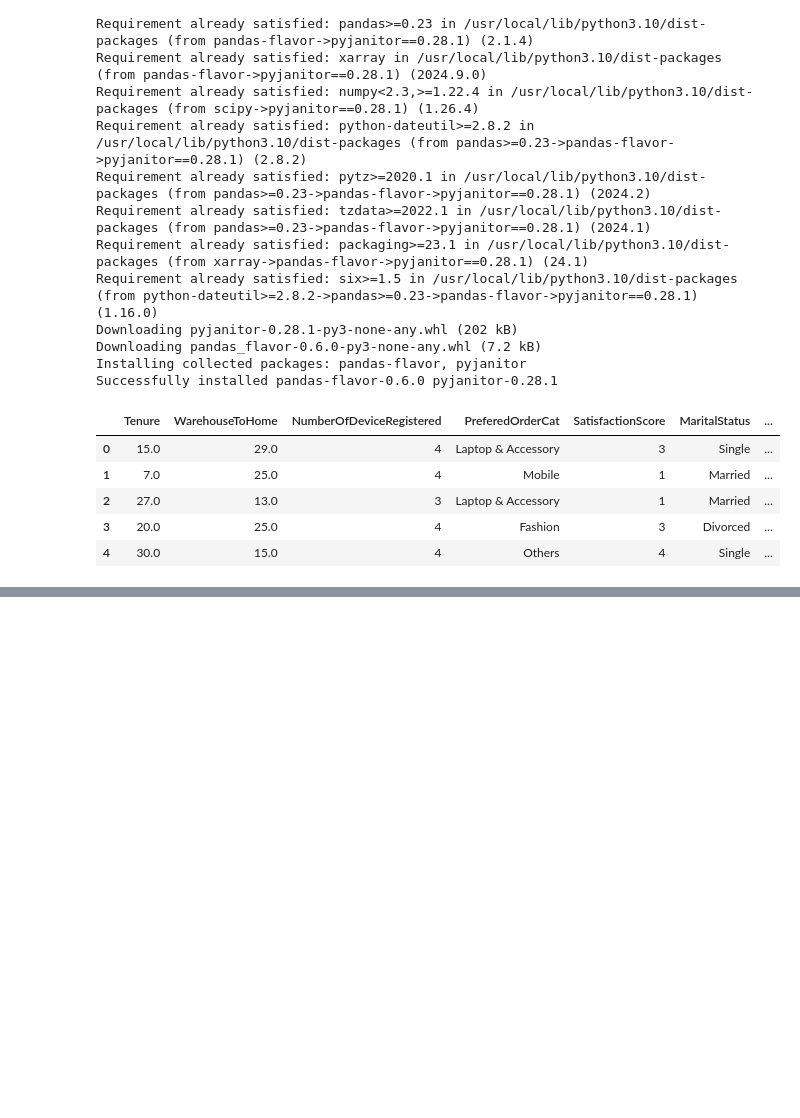
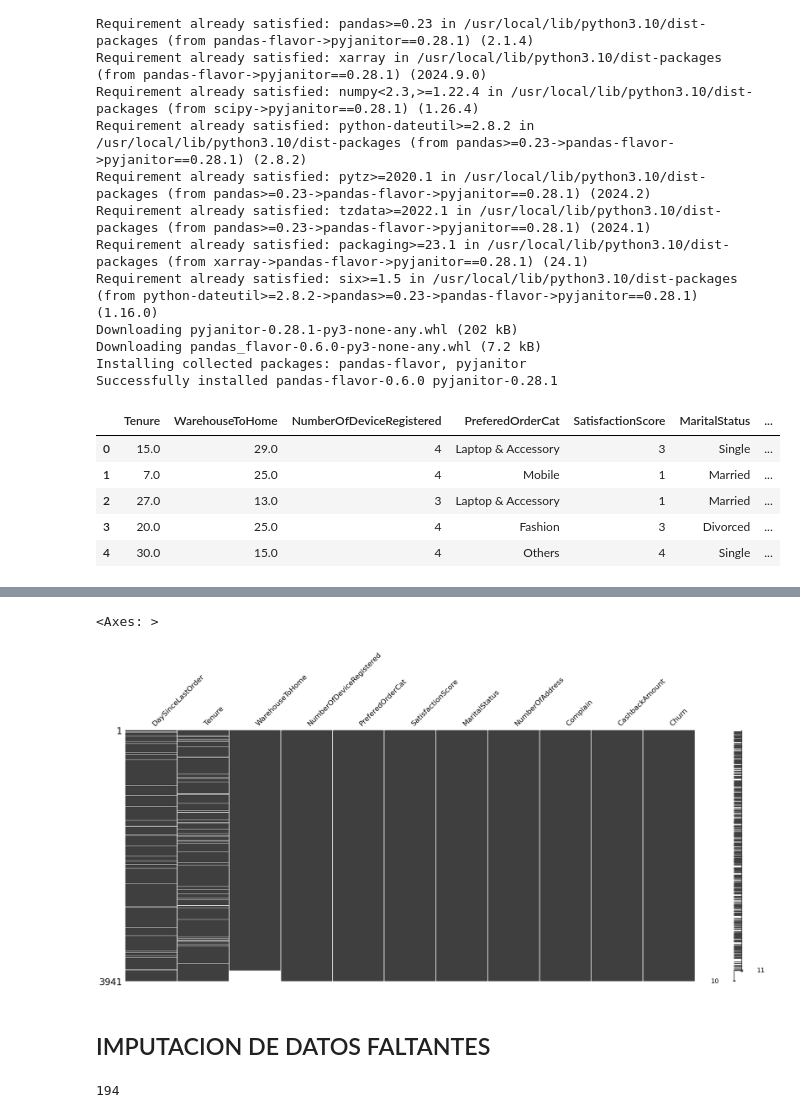
Before and after one commit to cesarmayta/BOOTCAMP_DSG1, a Jupyter notebook: dia2/09_arbol_decision_binomial_ejercicio.ipynb, the cells around one changed output, grey strips where cells are left out. Cells and saved outputs as stored; diff of their text form; code cells hidden in the pictures; blank space fills up the shorter version.

Commit message:
imputacion faltantes

```diff
--- a/dia2/09_arbol_decision_binomial_ejercicio.ipynb
+++ b/dia2/09_arbol_decision_binomial_ejercicio.ipynb
@@ -40,0 +134,16 @@ df.head(5)
+# %%
+(
+    df
+    .missing.sort_variables_by_missingness()
+    .sort_values(by ='WarehouseToHome')
+    .pipe(missingno.matrix)
+)
+# %% [output]
+<Axes: >
+[figure, added]
+# %% [markdown]
+## IMPUTACION DE DATOS FALTANTES
+# %%
+df.Tenure.isna().sum()
+# %% [output]
+194
```
Also changed, not shown: parts of 16 cells of this notebook, 1 other file.
